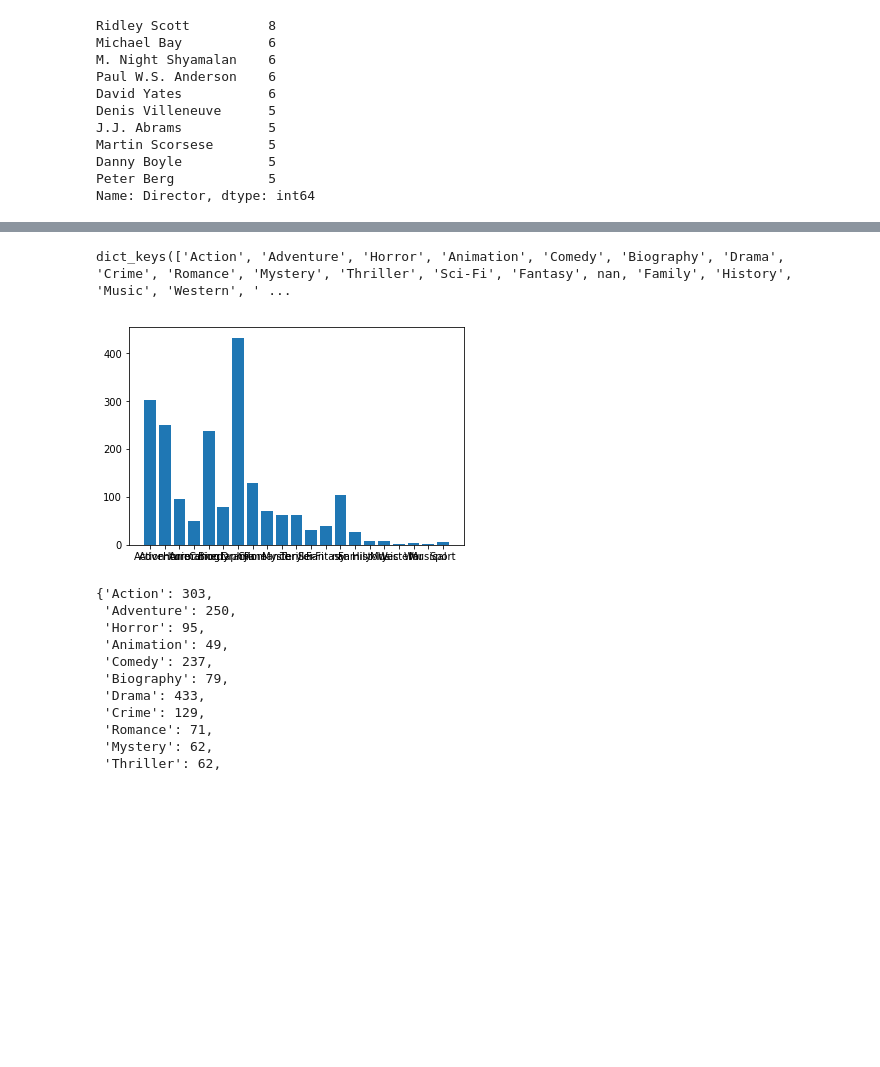
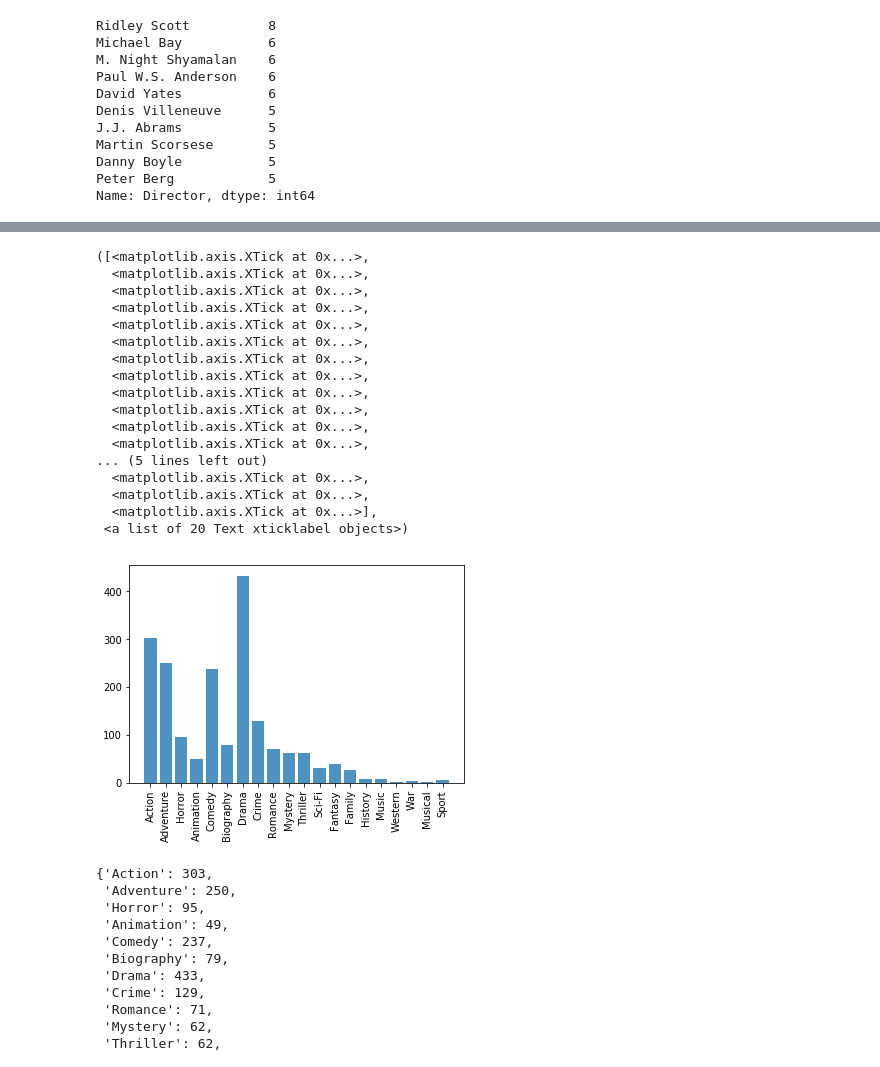
Before and after one commit to lukgonza/data_bootcamp_project_1, a Jupyter notebook: notebooks/mahtab.ipynb, the cells around one changed output, grey strips where cells are left out. Saved outputs shown, nothing was run; the diff lists cells and outputs as text; code cells hidden in the pictures; blank space fills up the shorter version.

```diff
--- a/notebooks/mahtab.ipynb
+++ b/notebooks/mahtab.ipynb
@@ -52,14 +40,15 @@ Name: Director, dtype: int64
 # %%
 Genre_play = {}
 
-for Genre_name in data['Genre1']:
+for Genre_name in data['Genre1'].dropna():
     if Genre_name not in Genre_play.keys():
         Genre_play[Genre_name] = 1
     else:
         Genre_play[Genre_name] = Genre_play[Genre_name] + 1
 
-for Genre_name in data['Genre2']:
+for Genre_name in data['Genre2'].dropna():
     if Genre_name not in Genre_play.keys():
         Genre_play[Genre_name] = 1
     else:
         Genre_play[Genre_name] = Genre_play[Genre_name] + 1
+Genre_play
@@ -66,11 +76,27 @@ for Genre_name in data['Genre2']:
 # %%
 dictionary = plt.figure()
 
-plt.bar(range(len(Genre_play)), Genre_play.values(), align='center')
-plt.xticks(range(len(Genre_play)), Genre_play.keys())
+plt.bar(range(len(Genre_play)), Genre_play.values(), alpha=0.8, align='center')
+plt.xticks(range(len(Genre_play)), Genre_play.keys(), rotation="vertical")
 # %% [output]
-dict_keys(['Action', 'Adventure', 'Horror', 'Animation', 'Comedy', 'Biography', 'Drama', 'Crime', 'Romance', 'Mystery', 'Thriller', 'Sci-Fi', 'Fantasy', nan, 'Family', 'History', 'Music', 'Western', ' ...
+([<matplotlib.axis.XTick at 0x...>,
+  <matplotlib.axis.XTick at 0x...>,
+  <matplotlib.axis.XTick at 0x...>,
+  <matplotlib.axis.XTick at 0x...>,
+  <matplotlib.axis.XTick at 0x...>,
+  <matplotlib.axis.XTick at 0x...>,
+  <matplotlib.axis.XTick at 0x...>,
+  <matplotlib.axis.XTick at 0x...>,
+  <matplotlib.axis.XTick at 0x...>,
+  <matplotlib.axis.XTick at 0x...>,
+  <matplotlib.axis.XTick at 0x...>,
+  <matplotlib.axis.XTick at 0x...>,
+... (5 lines left out)
+  <matplotlib.axis.XTick at 0x...>,
+  <matplotlib.axis.XTick at 0x...>,
+  <matplotlib.axis.XTick at 0x...>],
+ <a list of 20 Text xticklabel objects>)
-[figure, old version]
+[figure, new version]
 # %%
 Genre_play
 #clean_genre = del Genre_play['nan']
```
Also changed, not shown: parts of 2 cells of this notebook.
